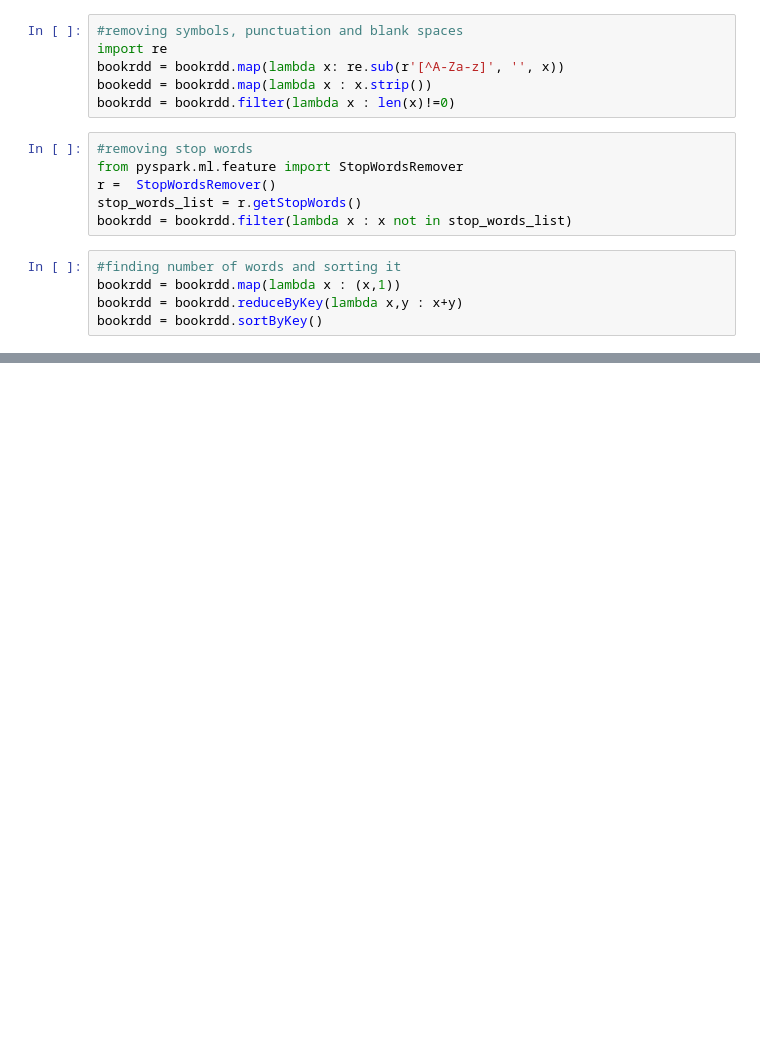
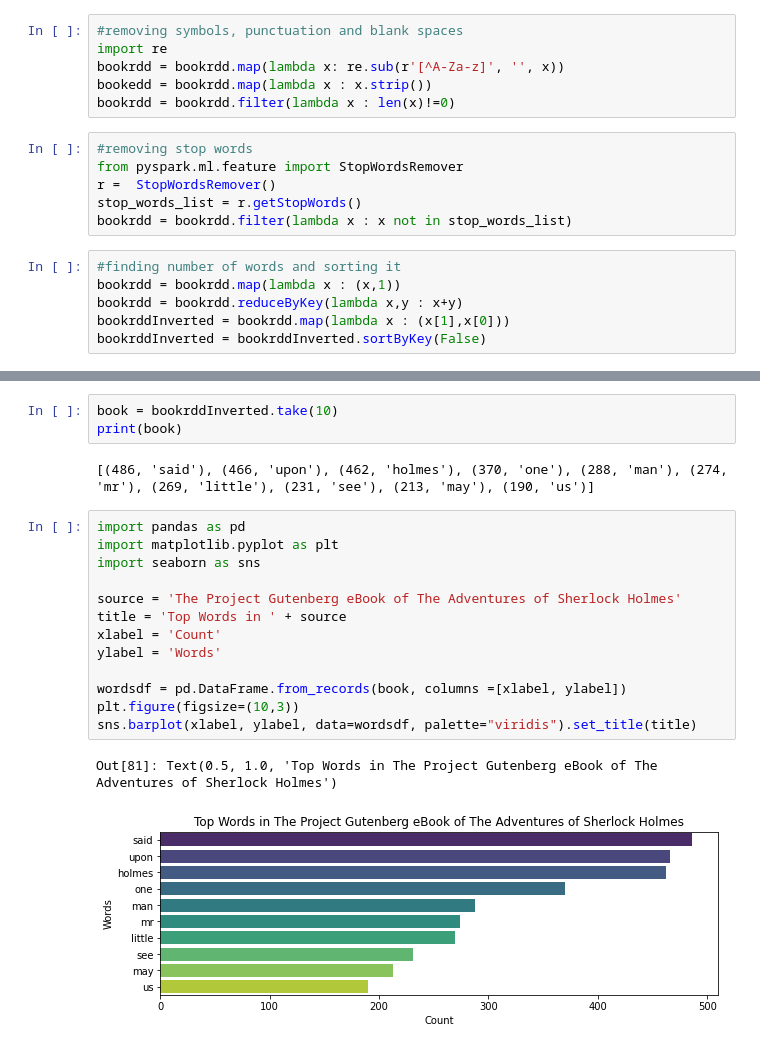
Before and after one commit to naveenkrishna18/WordCount, a Jupyter notebook: Word Count.ipynb, the cells around one changed output, grey strips where cells are left out. Drawn from its saved outputs; the diff is of its cells as text; blank space fills up the shorter version.

Commit message:
Add code to get Final Graph

```diff
--- a/Word Count.ipynb
+++ b/Word Count.ipynb
@@ -29,4 +29,5 @@ bookrdd = bookrdd.filter(lambda x : x not in stop_words_list)
 #finding number of words and sorting it
 bookrdd = bookrdd.map(lambda x : (x,1))
 bookrdd = bookrdd.reduceByKey(lambda x,y : x+y)
-bookrdd = bookrdd.sortByKey()
+bookrddInverted = bookrdd.map(lambda x : (x[1],x[0]))
+bookrddInverted = bookrddInverted.sortByKey(False)
@@ -32,0 +52,21 @@ bookrdd = bookrdd.sortByKey()
+# %%
+book = bookrddInverted.take(10)
+print(book)
+# %% [output]
+[(486, 'said'), (466, 'upon'), (462, 'holmes'), (370, 'one'), (288, 'man'), (274, 'mr'), (269, 'little'), (231, 'see'), (213, 'may'), (190, 'us')]
+# %%
+import pandas as pd
+import matplotlib.pyplot as plt
+import seaborn as sns
+
+source = 'The Project Gutenberg eBook of The Adventures of Sherlock Holmes'
+title = 'Top Words in ' + source
+xlabel = 'Count'
+ylabel = 'Words'
+
+wordsdf = pd.DataFrame.from_records(book, columns =[xlabel, ylabel])
+plt.figure(figsize=(10,3))
+sns.barplot(xlabel, ylabel, data=wordsdf, palette="viridis").set_title(title)
+# %% [output]
+Out[81]: Text(0.5, 1.0, 'Top Words in The Project Gutenberg eBook of The Adventures of Sherlock Holmes')
+[figure, added]
```
Also changed, not shown: parts of 1 cell of this notebook.
